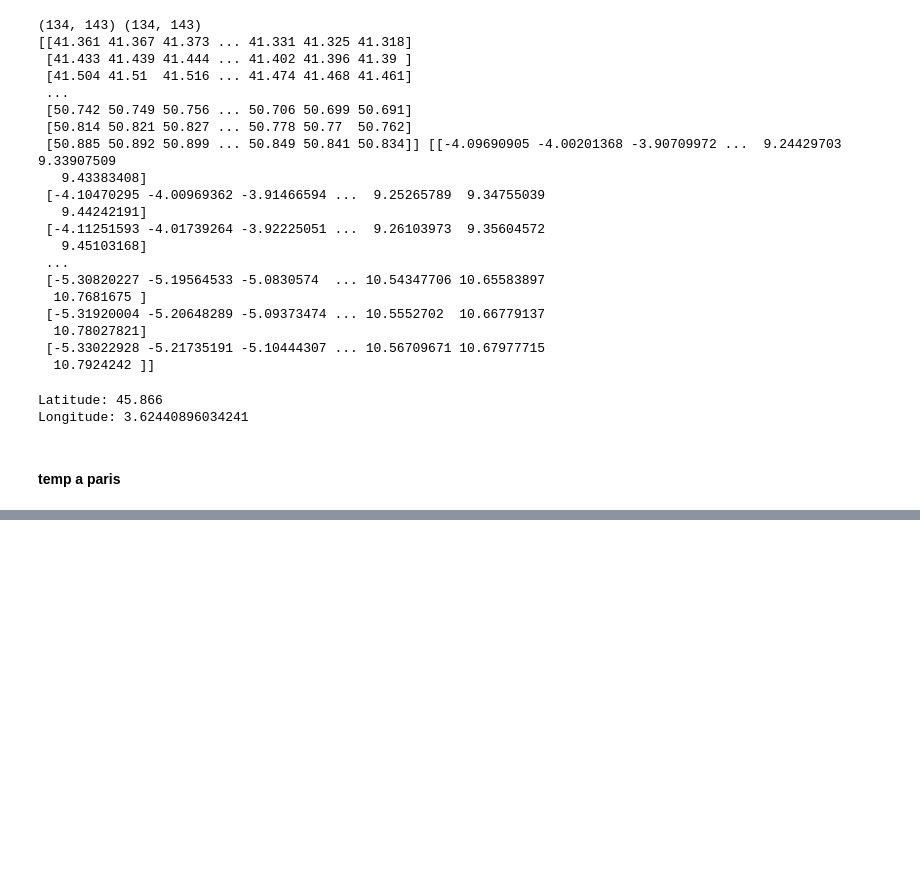
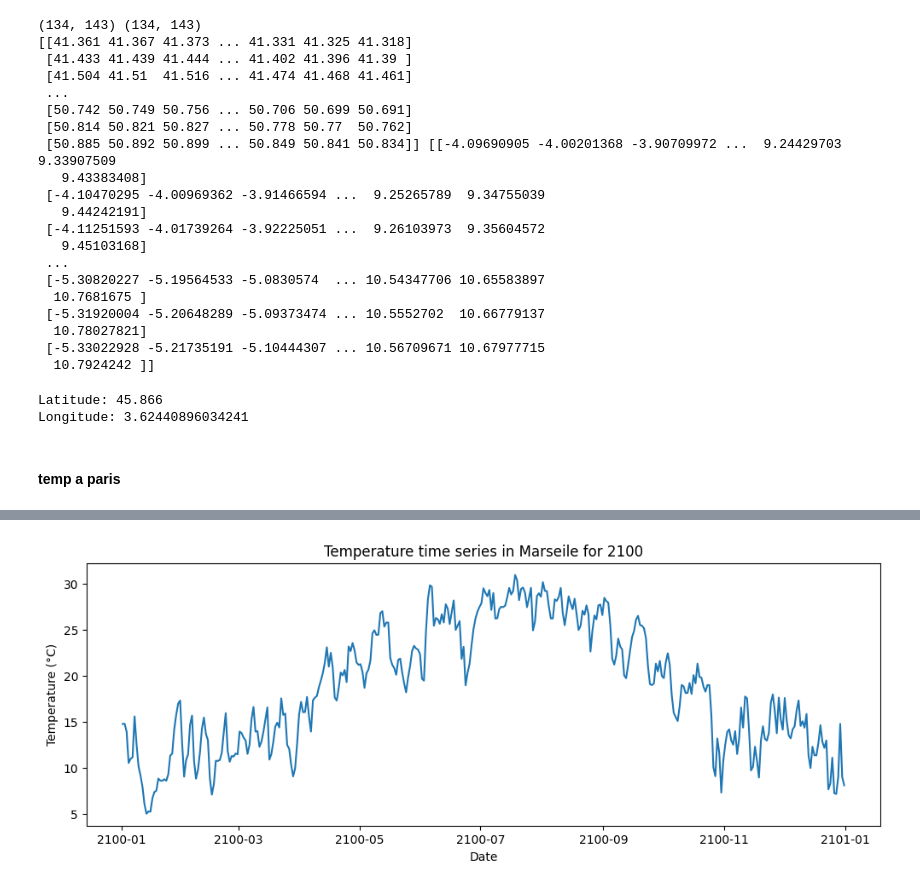
Before and after one commit to JulesBrdl/hackathon-climat, a Jupyter notebook: Notebooks/notebook_jules.ipynb, the cells around one changed output, grey strips where cells are left out. Drawn from its saved outputs; the diff is of its cells as text; code cells hidden in the pictures; blank space fills up the shorter version.

```diff
--- a/Work_Jules/loading_data.ipynb
+++ b/Notebooks/notebook_jules.ipynb
@@ -166,0 +162,21 @@ plt.show()
+# %%
+time_index = pd.to_datetime(point_ts.time.values)
+# %%
+year = 2100
+
+
+# Create a pandas Series with time as index
+ts = pd.Series(point_ts.values, index=time_index)
+
+# Select only data for 2015
+ts_year = ts[ts.index.year == year]
+ts_year_c = ts_year - 273.15
+
+print(ts_year)
+plt.figure(figsize=(12,4))
+plt.plot(ts_year_c.index, ts_year_c.values)
+plt.xlabel("Date")
+plt.ylabel("Temperature (°C)")
+plt.title(f"Temperature time series in Marseile for {year}")
+plt.show()
+# %% [output]
@@ -166,0 +195 @@ plt.show()
+[figure, added]
```
Also changed, not shown: parts of 8 cells of this notebook, 1 other file.
